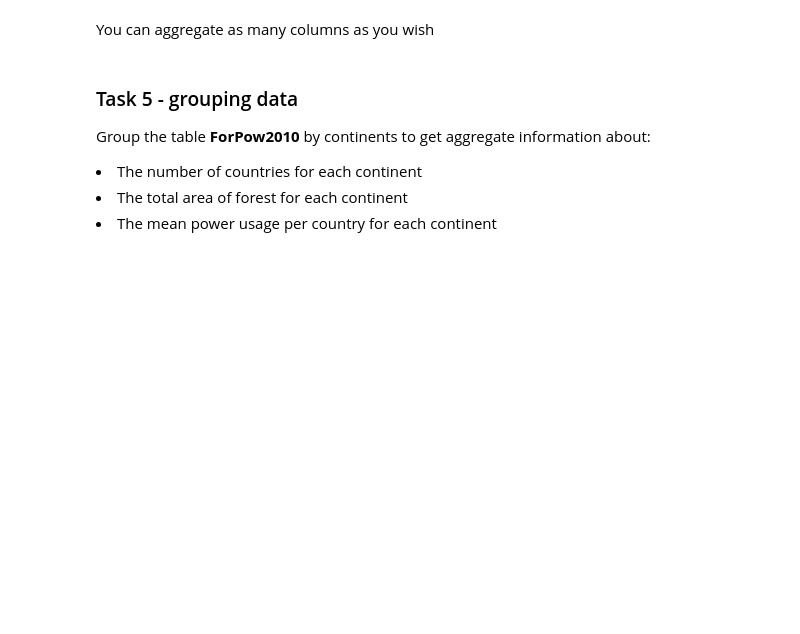
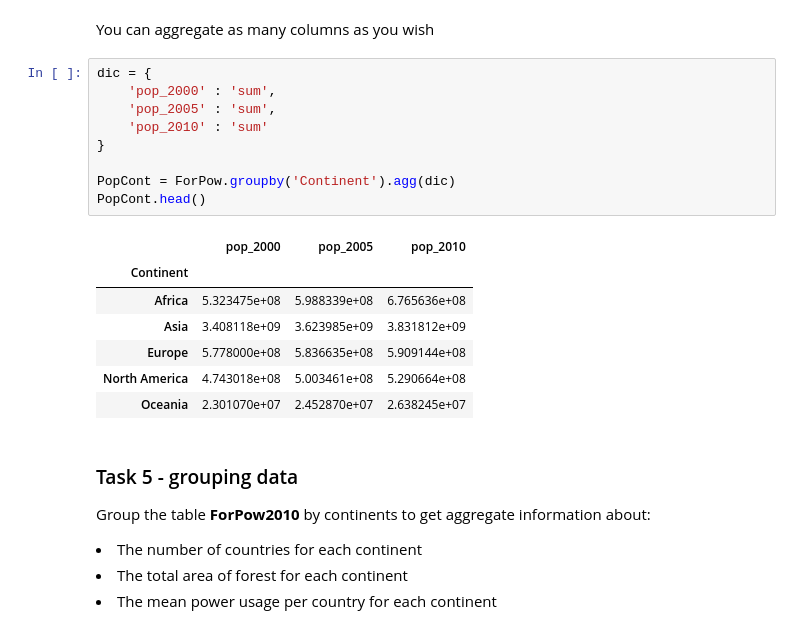
Before and after one commit to For-Chance/CourseOfConstructionInformation, a Jupyter notebook: Class/Class_04/Pandas_2/03 - Pandas 2 - Empty.ipynb, the cells around one changed output. Saved outputs shown, nothing was run; the diff lists cells and outputs as text; blank space fills up the shorter version.

```diff
--- a/Class/Class_04/Pandas_2/03 - Pandas 2 - Empty.ipynb
+++ b/Class/Class_04/Pandas_2/03 - Pandas 2 - Empty.ipynb
@@ -266,5 +285,22 @@ Our goal os to group the  **ForPow2010** table in such a way to get the sum of t
 # %% [markdown]
 You can aggregate as many columns as you wish
+# %%
+dic = {
+    'pop_2000' : 'sum',
+    'pop_2005' : 'sum',
+    'pop_2010' : 'sum'
+}
+
+PopCont = ForPow.groupby('Continent').agg(dic)
+PopCont.head()
+# %% [output]
+|  | pop_2000 | pop_2005 | pop_2010 |
+| Continent |  |  |  |
+| Africa | 5.323475e+08 | 5.988339e+08 | 6.765636e+08 |
+| Asia | 3.408118e+09 | 3.623985e+09 | 3.831812e+09 |
+| Europe | 5.778000e+08 | 5.836635e+08 | 5.909144e+08 |
+| North America | 4.743018e+08 | 5.003461e+08 | 5.290664e+08 |
+| Oceania | 2.301070e+07 | 2.452870e+07 | 2.638245e+07 |
 # %% [markdown]
 ### Task  5 - grouping data
 Group the table **ForPow2010** by continents to get aggregate information about:
```
Also changed, not shown: parts of 5 cells of this notebook.
